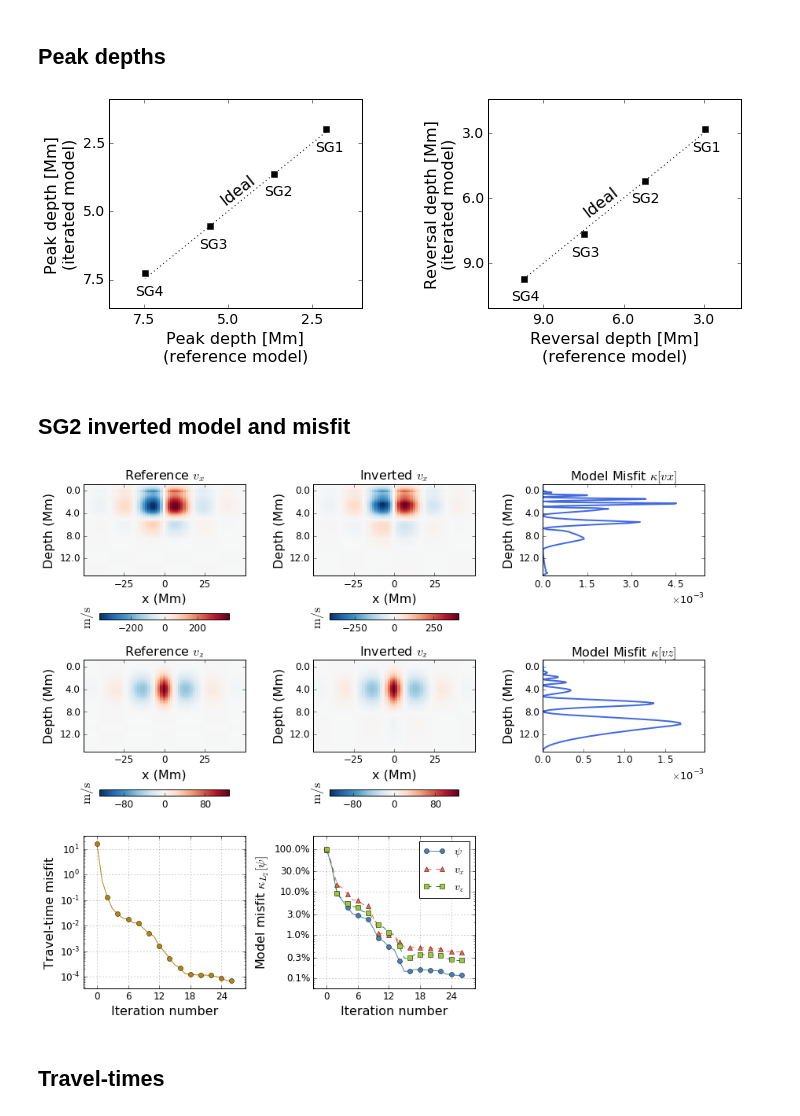
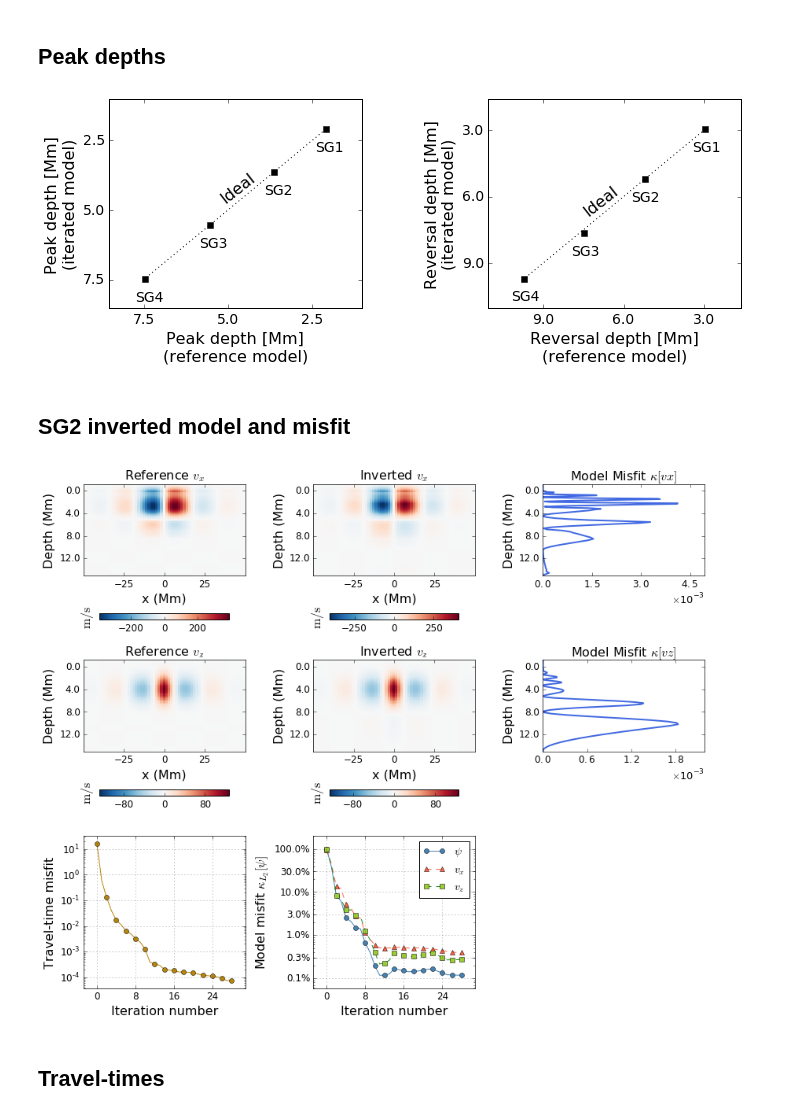
Before and after one commit to jishnub/sparc_flows, a Jupyter notebook: plots_2017_paper.ipynb, the cells around one changed output. Drawn from its saved outputs; the diff is of its cells as text; code cells hidden in the pictures.

Commit message:
updated plots

```diff
--- a/plots_2017_paper.ipynb
+++ b/plots_2017_paper.ipynb
@@ -32,7 +32,7 @@ RDH13 = 15
 kDH13 = 2*np.pi/(2*RDH13)
 
 datadir_list = [os.path.join(os.path.dirname(read_params.get_directory()),
-                             "spline_SG{:d}_filter".format(sgno)) for sgno in xrange(1,5)]
+                             "spline_SG{:d}".format(sgno)) for sgno in xrange(1,5)]
 
 home = os.environ["HOME"]
 codedir_list = [os.path.join(home,"sparc_SG{:d}".format(sgno)) for sgno in xrange(1,5)]
@@ -281,7 +281,7 @@ f.subplots_adjust(wspace=0.5)
 if not os.path.exists("plots"): os.makedirs("plots")
 plt.savefig("plots/f4.eps")
 # %% [output]
-[figure, old version]
+[figure, new version]
 # %% [markdown]
 ## SG2 inverted model and misfit
 # %%
@@ -316,7 +316,7 @@ def add_subplot(sp_index,array,title=""):
     ax=plt.subplot(sp_index)
     array_max = abs(array).max()
     qm=ax.pcolormesh(x_plot,z,array,vmax=array_max,vmin=-array_max,cmap="RdBu_r",rasterized=True)
-    cb=plt.colorbar(mappable=qm,orientation="horizontal",shrink=0.8,pad=0.25,ticks=ticker.MaxNLocator(5))
+    cb=plt.colorbar(mappable=qm,orientation="horizontal",shrink=0.8,pad=0.25,ticks=ticker.MaxNLocator(4))
     plt.title(title,y=1.01,fontsize=16)
     ax.set_xlim(-50,50)
     ax.set_ylim(-15,z.max())
@@ -441,34 +441,36 @@ axlist[333].yaxis.set_major_locator(axlist[332].yaxis.get_major_locator())
 axlist[333].yaxis.set_major_formatter(ticker.FuncFormatter(remove_neg))
 axlist[333].xaxis.set_major_locator(ticker.MaxNLocator(4))
 axlist[333].xaxis.set_major_formatter(ticker.ScalarFormatter(useMathText=True))
 axlist[333].xaxis.get_offset_text().set_fontsize(13)
 axlist[333].ticklabel_format(axis="x",style="sci",scilimits=(0,0))
 axlist[333].set_title(r"Model Misfit $\kappa[vx]$",fontsize=16)
 axlist[333].set_xlim(0,axlist[333].get_xlim()[1]*1.1)
 axlist[333].set_ylabel("Depth (Mm)",fontsize=16)
 
 axlist[336].set_rasterized(False)
 axlist[336].plot(misfit_vz/misfit_vz_scale,z,color="royalblue",lw=2)
 axlist[336].set_ylim(axlist[335].set_ylim())
 axlist[336].yaxis.set_major_locator(axlist[335].yaxis.get_major_locator())
 axlist[336].yaxis.set_major_formatter(ticker.FuncFormatter(remove_neg))
 axlist[336].xaxis.set_major_locator(ticker.MaxNLocator(4))
 axlist[336].xaxis.set_major_formatter(ticker.ScalarFormatter(useMathText=True))
 axlist[336].xaxis.get_offset_text().set_fontsize(13)
 axlist[336].ticklabel_format(axis="x",style="sci",scilimits=(0,0))
 axlist[336].set_title(r"Model Misfit $\kappa[vz]$",fontsize=16)
 axlist[336].set_xlim(0,axlist[336].get_xlim()[1]*1.1)
 axlist[336].set_ylabel("Depth (Mm)",fontsize=16)
 
 plt.tight_layout()
 
 cblist[333].ax.set_visible(False)
 cblist[336].ax.set_visible(False)
 
+[plt.setp(ax.spines.values(), linewidth=0.7) for ax in axlist.values()]
+
 if not os.path.exists("plots"): os.makedirs("plots")
 plt.savefig("plots/f2.eps")
 # %% [output]
-[figure, old version]
+[figure, new version]
 # %% [markdown]
 ## Travel-times
 # %%
```
Also changed, not shown: parts of 2 cells of this notebook.
